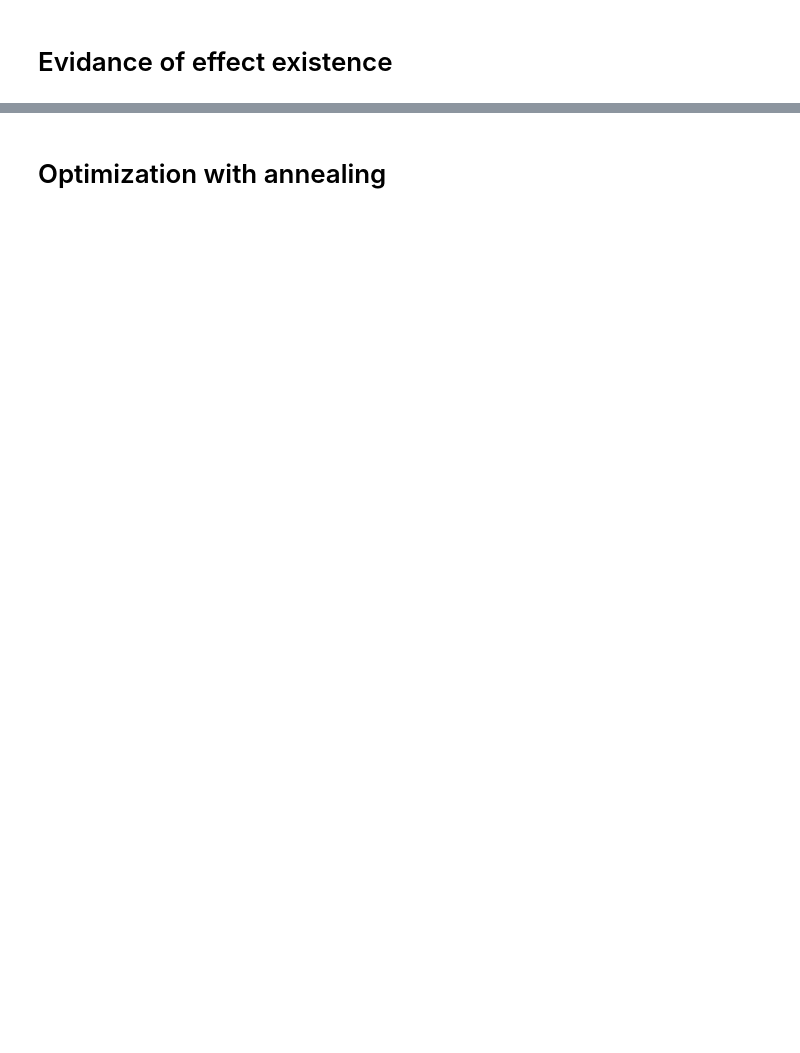
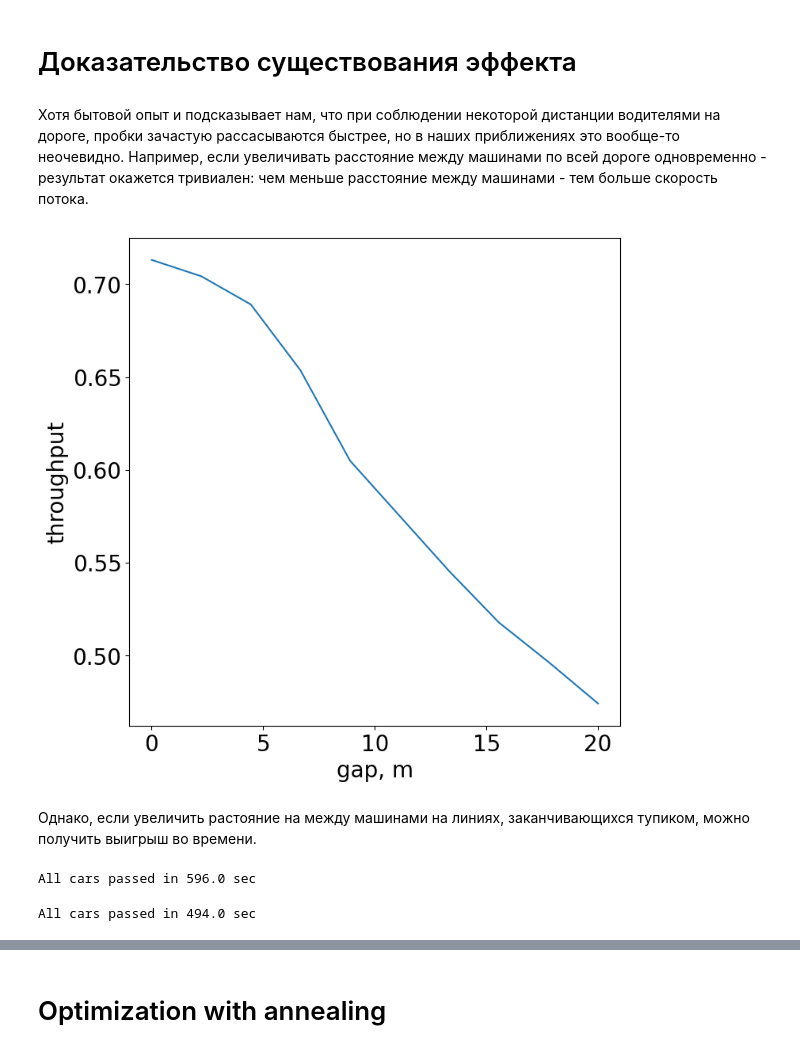
Before and after one commit to KugutAndrei/Hakashinka, a Jupyter notebook: presentation.ipynb, the cells around one changed output, grey strips where cells are left out. Saved outputs shown, nothing was run; the diff lists cells and outputs as text; code cells hidden in the pictures; blank space fills up the shorter version.

```diff
--- a/presentation.ipynb
+++ b/presentation.ipynb
@@ -26,2 +32,4 @@ time: 404 µs (started: 2024-04-25 18:36:52 +03:00)
 # %% [markdown]
-# Evidance of effect existence
+# Доказательство существования эффекта
+# %% [markdown]
+Хотя бытовой опыт и подсказывает нам, что при соблюдении некоторой дистанции водителями на дороге, пробки зачастую рассасываются быстрее, но в наших приближениях это вообще-то неочевидно. Например, если увеличивать расстояние между машинами по всей дороге одновременно - результат окажется тривиален: чем меньше расстояние между машинами - тем больше скорость потока.
@@ -27,0 +59,30 @@ time: 404 µs (started: 2024-04-25 18:36:52 +03:00)
+# %%
+X = np.linspace(0, 20, 10)
+Y = np.zeros((X.shape))
+
+for i in tqdm.tqdm(range(X.shape[0])):
+    Y[i], _ = throughput(N=100, d0=X[i], d1=X[i], d2=X[i], d3=X[i], default_gap=X[i], N_ave=8)
+# %%
+plt.subplots(figsize=(8, 8))
+plt.plot(X, Y)
+plt.xlabel('gap, m')
+plt.ylabel('throughput')
+plt.show()
+# %% [output]
+[figure, added]
+# %% [markdown]
+Однако, если увеличить растояние на между машинами на линиях, заканчивающихся тупиком, можно получить выигрыш во времени.
+# %%
+sim = Simulation(start_road='E0', end_road='E2', N=200, sim_speed=1, default_speed=30, work_dir='./xml_data/pres_test1', net_data='test6.net.xml')
+sim.set_calibrator(road='E1', lane=['0', '1'], gap=4)
+sim.run()
+print(f'All cars passed in {sim.get_simtime()} sec')
+# %% [output]
+All cars passed in 596.0 sec
+# %%
+sim = Simulation(start_road='E0', end_road='E2', N=200, sim_speed=1, default_speed=30, work_dir='./xml_data/pres_test2', net_data='test6.net.xml')
+sim.set_calibrator(road='E1', lane=['0', '1'], gap=20)
+sim.run()
+print(f'All cars passed in {sim.get_simtime()} sec')
+# %% [output]
+All cars passed in 494.0 sec
```
Also changed, not shown: parts of 14 cells of this notebook.
